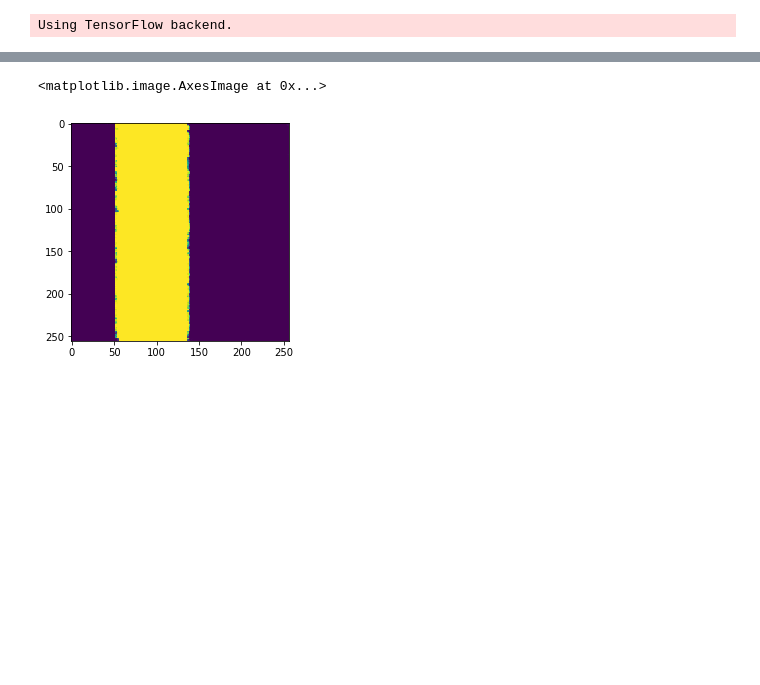
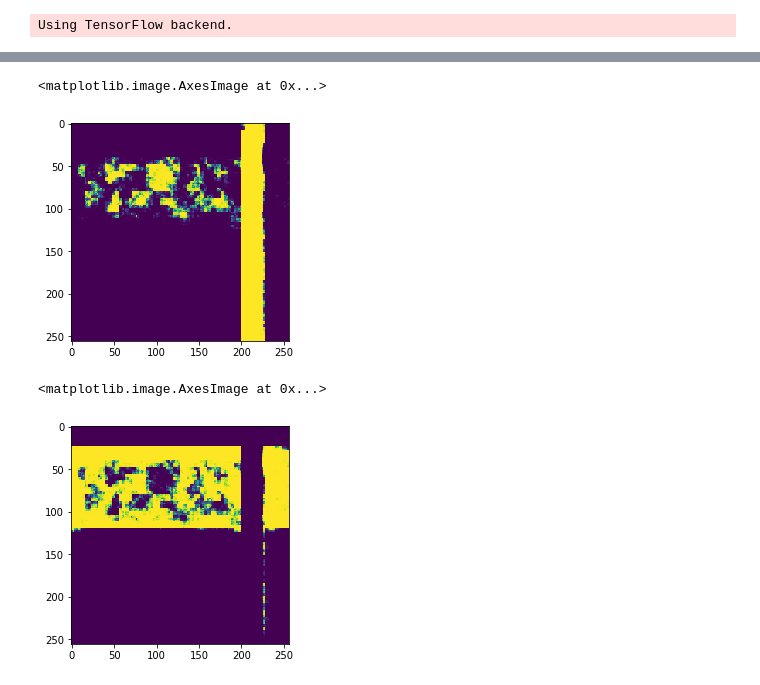
Before and after one commit to Aturt2/semseglib, a Jupyter notebook: Tests.ipynb, the cells around one changed output, grey strips where cells are left out. Saved outputs shown, nothing was run; the diff lists cells and outputs as text; code cells hidden in the pictures; blank space fills up the shorter version.

```diff
--- a/Tests.ipynb
+++ b/Tests.ipynb
@@ -58,6 +62,11 @@ Epoch 5/5
 <keras.callbacks.History at 0x...>
 # %%
-plt.imshow(model.predict(np.array([X[0],])).reshape((256,256)))
+plt.imshow(model.predict(np.array([X[1],]))[0, :, :, 0].reshape((256,256)))
 # %% [output]
 <matplotlib.image.AxesImage at 0x...>
-[figure, old version]
+[figure, new version]
+# %%
+plt.imshow(model.predict(np.array([X[1],]))[0, :, :, 1].reshape((256,256)))
+# %% [output]
+<matplotlib.image.AxesImage at 0x...>
+[figure, added]
```
Also changed, not shown: parts of 7 cells of this notebook, 2 other files.
